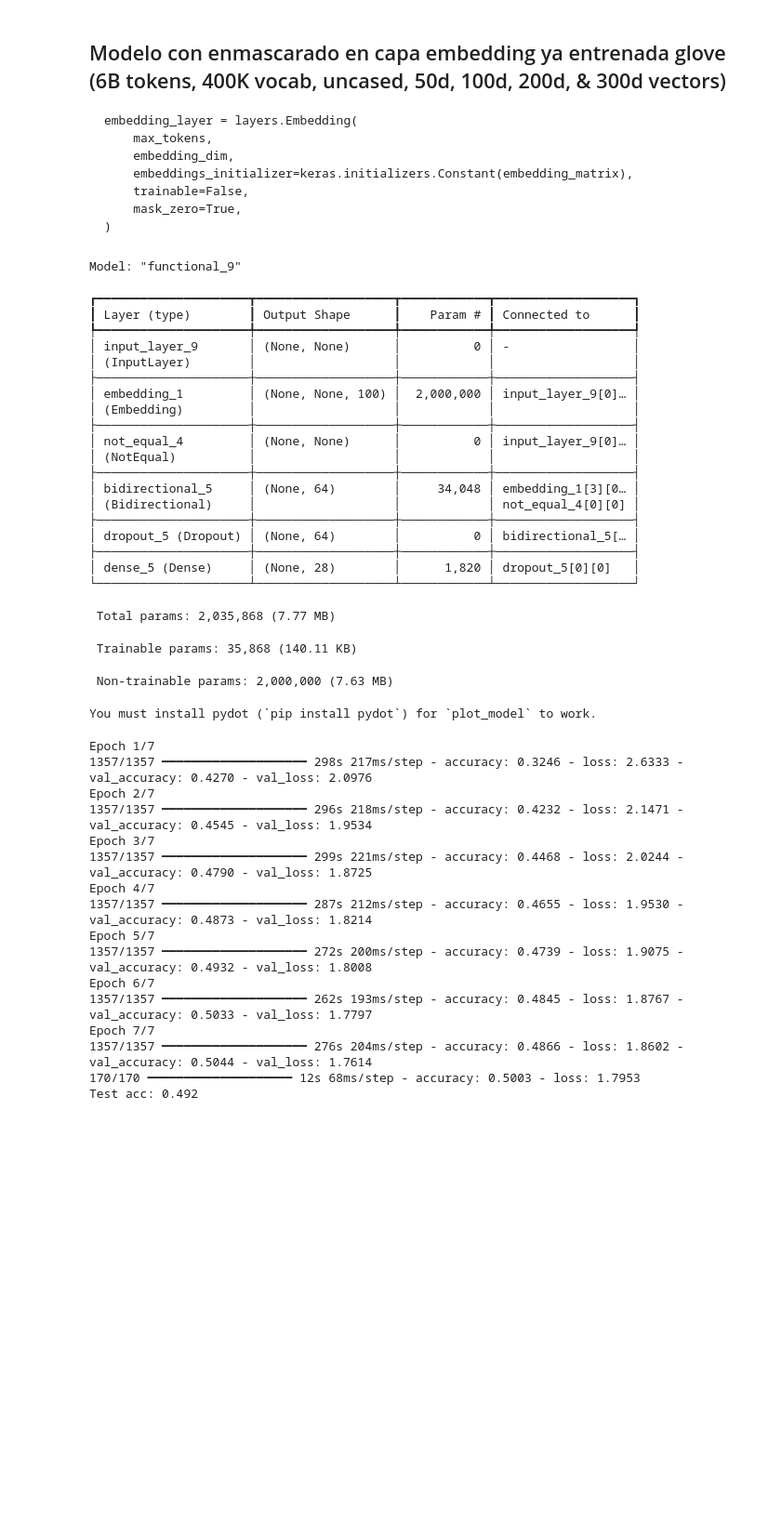
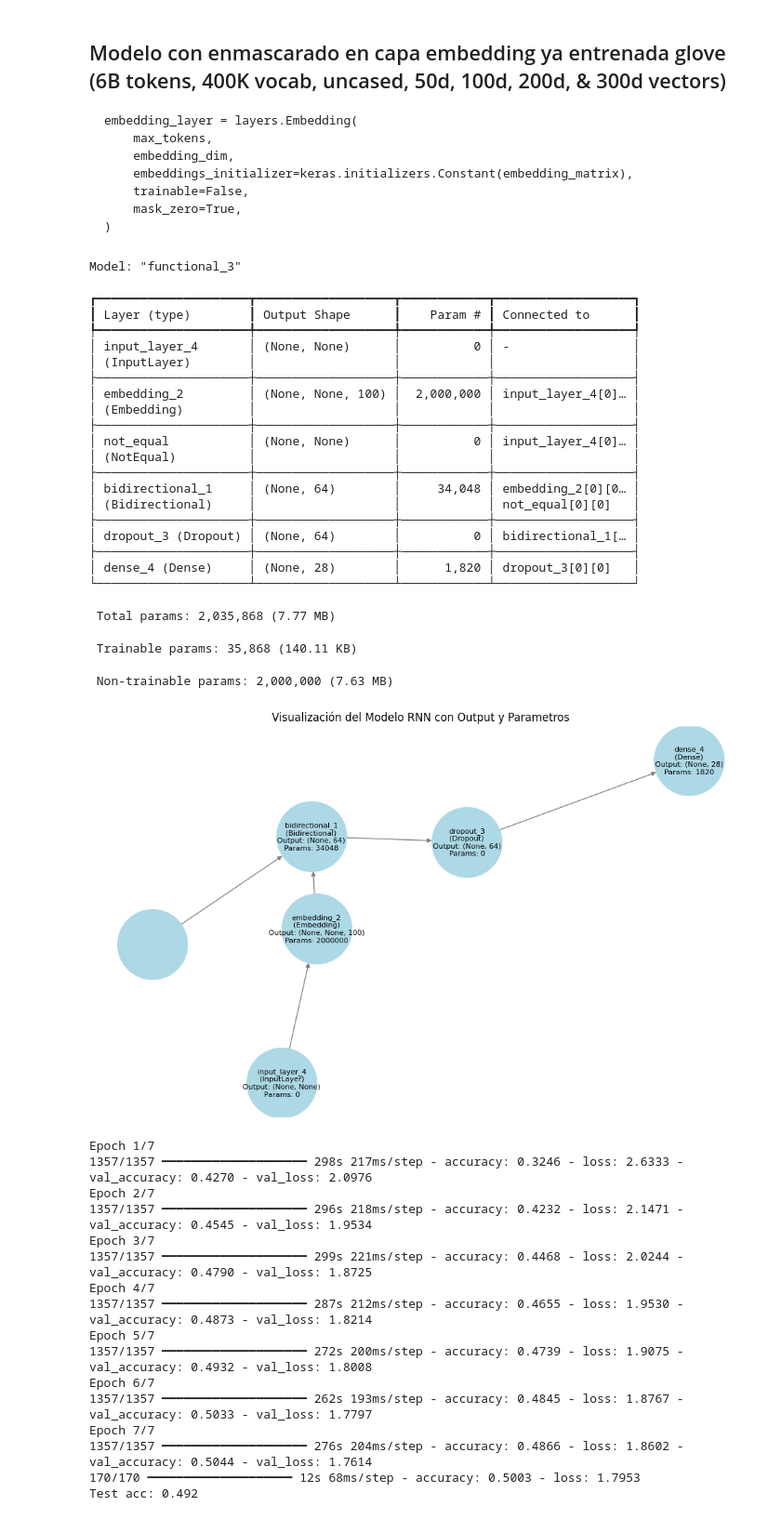
Before and after one commit to DonLuisM/PLN_1, a Jupyter notebook: notebooks/GoEmotions_PT1.ipynb, the cells around one changed output. Shown at 93% size. Drawn from its saved outputs; the diff is of its cells as text; code cells hidden in the pictures; blank space fills up the shorter version.

```diff
--- a/notebooks/GoEmotions_PT1.ipynb
+++ b/notebooks/GoEmotions_PT1.ipynb
@@ -379,32 +446,34 @@ model2.compile(optimizer="rmsprop",
               loss="sparse_categorical_crossentropy",
               metrics=["accuracy"])
 model2.summary()
-keras.utils.plot_model(model2, to_file='model_plot.png', show_shapes=True, show_layer_names=True)
 # %% [output]
-Model: "functional_9"
+Model: "functional_3"
 ┏━━━━━━━━━━━━━━━━━━━━━┳━━━━━━━━━━━━━━━━━━━┳━━━━━━━━━━━━┳━━━━━━━━━━━━━━━━━━━┓
 ┃ Layer (type)        ┃ Output Shape      ┃    Param # ┃ Connected to      ┃
 ┡━━━━━━━━━━━━━━━━━━━━━╇━━━━━━━━━━━━━━━━━━━╇━━━━━━━━━━━━╇━━━━━━━━━━━━━━━━━━━┩
-│ input_layer_9       │ (None, None)      │          0 │ -                 │
+│ input_layer_4       │ (None, None)      │          0 │ -                 │
 │ (InputLayer)        │                   │            │                   │
 ├─────────────────────┼───────────────────┼────────────┼───────────────────┤
-│ embedding_1         │ (None, None, 100) │  2,000,000 │ input_layer_9[0]… │
+│ embedding_2         │ (None, None, 100) │  2,000,000 │ input_layer_4[0]… │
 │ (Embedding)         │                   │            │                   │
 ├─────────────────────┼───────────────────┼────────────┼───────────────────┤
-│ not_equal_4         │ (None, None)      │          0 │ input_layer_9[0]… │
+│ not_equal           │ (None, None)      │          0 │ input_layer_4[0]… │
 │ (NotEqual)          │                   │            │                   │
 ├─────────────────────┼───────────────────┼────────────┼───────────────────┤
-│ bidirectional_5     │ (None, 64)        │     34,048 │ embedding_1[3][0… │
-│ (Bidirectional)     │                   │            │ not_equal_4[0][0] │
+│ bidirectional_1     │ (None, 64)        │     34,048 │ embedding_2[0][0… │
+│ (Bidirectional)     │                   │            │ not_equal[0][0]   │
 ├─────────────────────┼───────────────────┼────────────┼───────────────────┤
-│ dropout_5 (Dropout) │ (None, 64)        │          0 │ bidirectional_5[… │
+│ dropout_3 (Dropout) │ (None, 64)        │          0 │ bidirectional_1[… │
 ├─────────────────────┼───────────────────┼────────────┼───────────────────┤
-│ dense_5 (Dense)     │ (None, 28)        │      1,820 │ dropout_5[0][0]   │
+│ dense_4 (Dense)     │ (None, 28)        │      1,820 │ dropout_3[0][0]   │
 └─────────────────────┴───────────────────┴────────────┴───────────────────┘
  Total params: 2,035,868 (7.77 MB)
  Trainable params: 35,868 (140.11 KB)
  Non-trainable params: 2,000,000 (7.63 MB)
-You must install pydot (`pip install pydot`) for `plot_model` to work.
+# %%
+visualizar_modelo_keras(model2)
+# %% [output]
+[figure, added]
 # %%
 model2.fit(int_train_ds, validation_data=int_val_ds, epochs=7)
 print(f"Test acc: {model2.evaluate(int_test_ds)[1]:.3f}")
```
Also changed, not shown: parts of 17 cells of this notebook.
